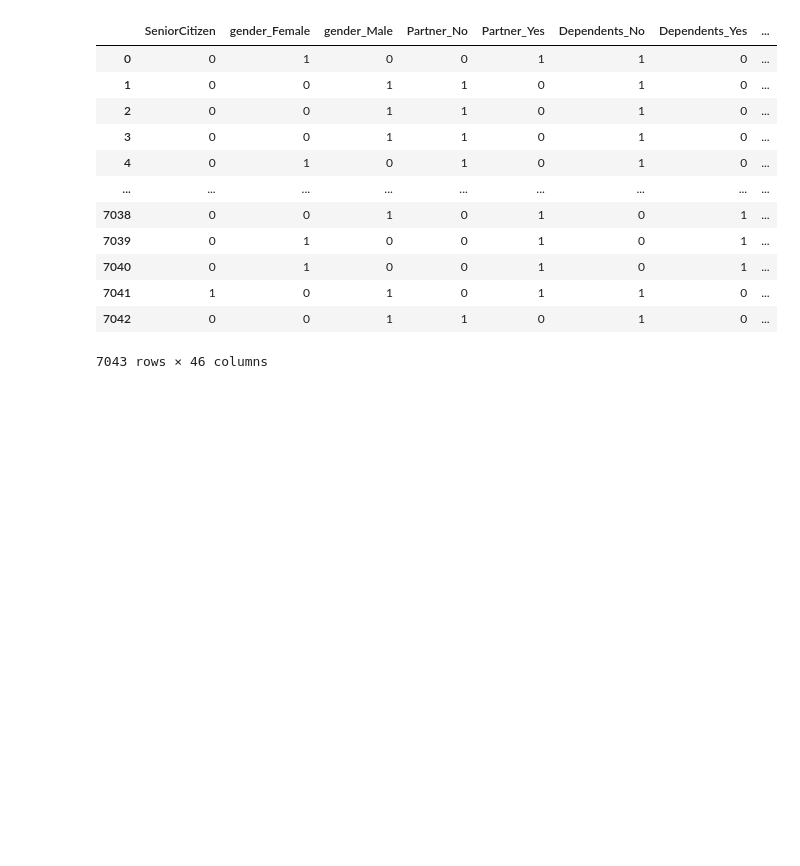
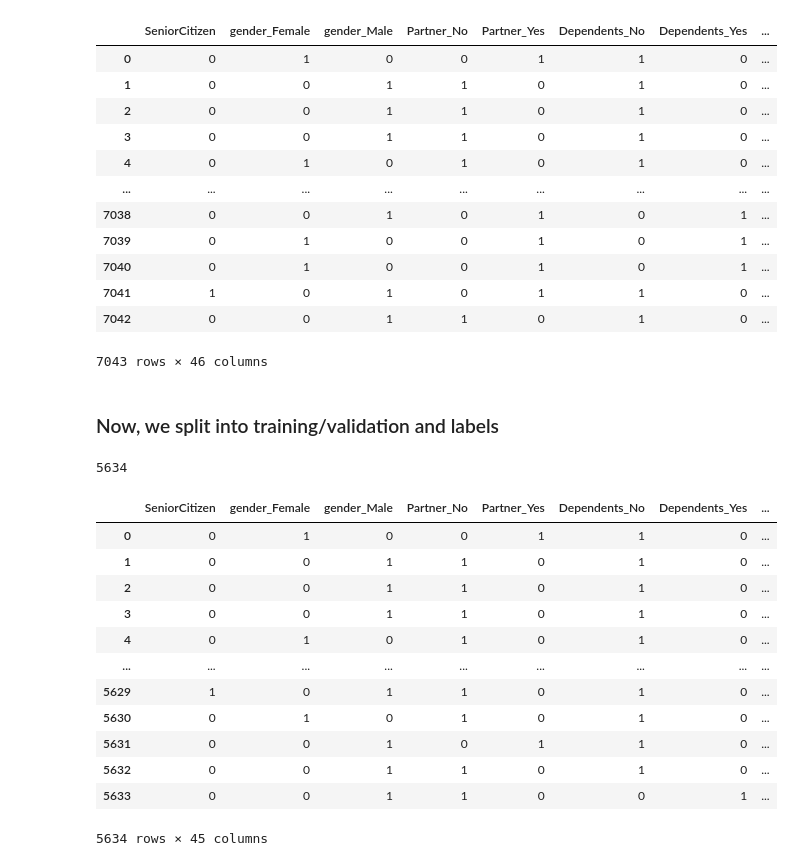
Before and after one commit to ItsFa-tih/Project-2, a Jupyter notebook: Telco_Churn_Neural_Network.ipynb, the cells around one changed output. Saved outputs shown, nothing was run; the diff lists cells and outputs as text; code cells hidden in the pictures; blank space fills up the shorter version.

Commit message:
Train/validation split complete.

```diff
--- a/Telco_Churn_Neural_Network.ipynb
+++ b/Telco_Churn_Neural_Network.ipynb
@@ -177,3 +177,27 @@ final_data
 | 7041 | 1 | 0 | 1 | 0 | 1 | 1 | 0 | ... |
 | 7042 | 0 | 0 | 1 | 1 | 0 | 1 | 0 | ... |
 7043 rows × 46 columns
+# %% [markdown]
+### Now, we split into training/validation and labels
+# %%
+train_idx = int(len(final_data) * 0.8)
+train_idx
+# %% [output]
+5634
+# %%
+x_train = final_data[:train_idx].drop(['Churn'], axis=1)
+x_train
+# %% [output]
+|  | SeniorCitizen | gender_Female | gender_Male | Partner_No | Partner_Yes | Dependents_No | Dependents_Yes | ... |
+| 0 | 0 | 1 | 0 | 0 | 1 | 1 | 0 | ... |
+| 1 | 0 | 0 | 1 | 1 | 0 | 1 | 0 | ... |
+| 2 | 0 | 0 | 1 | 1 | 0 | 1 | 0 | ... |
+| 3 | 0 | 0 | 1 | 1 | 0 | 1 | 0 | ... |
+| 4 | 0 | 1 | 0 | 1 | 0 | 1 | 0 | ... |
+| ... | ... | ... | ... | ... | ... | ... | ... | ... |
+| 5629 | 1 | 0 | 1 | 1 | 0 | 1 | 0 | ... |
+| 5630 | 0 | 1 | 0 | 1 | 0 | 1 | 0 | ... |
+| 5631 | 0 | 0 | 1 | 0 | 1 | 1 | 0 | ... |
+| 5632 | 0 | 0 | 1 | 1 | 0 | 1 | 0 | ... |
+| 5633 | 0 | 0 | 1 | 1 | 0 | 0 | 1 | ... |
+5634 rows × 45 columns
```
Also changed, not shown: parts of 3 cells of this notebook.
